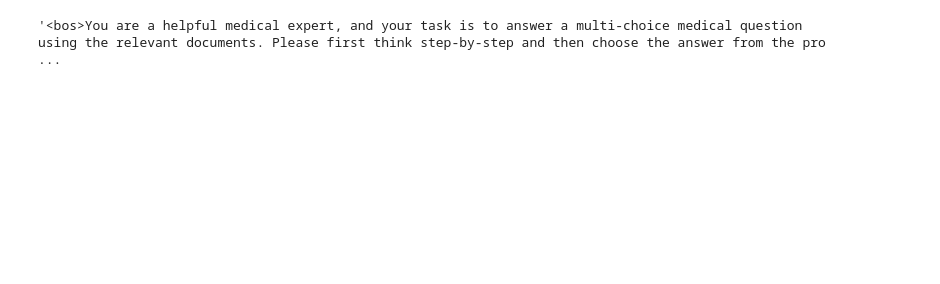
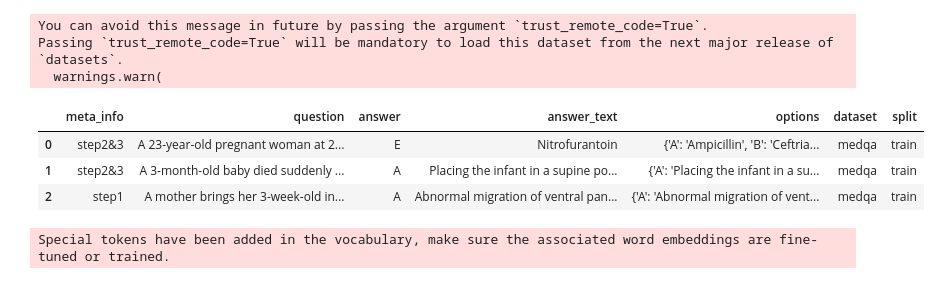
Before and after one commit to rjpower/medical-rag, a Jupyter notebook: evaluate.ipynb, the cells around one changed output. Cells and saved outputs as stored; diff of their text form; code cells hidden in the pictures; blank space fills up the shorter version.

Commit message:
Try out document evaluation for medrag.

```diff
--- a/evaluate.ipynb
+++ b/evaluate.ipynb
@@ -27,18 +0,0 @@ with open("benchmark.json", "r") as f:
-# %%
-rows = []
-
-for dataset, data in benchmark.items():
-  for k, v in data.items():
-    question = v['question']
-    options = v['options']
-    answer = v['answer']
-
-    rows.append({
-        'dataset': dataset,
-        'question': question,
-        'options': options,
-        'answer': answer
-    })
-
-benchmark_df = pd.DataFrame(rows)
-benchmark_df
@@ -88,4 +0,0 @@ D: Refuse to dictate the operative report
-# %%
-tokenizer.decode(output[0])
-# %% [output]
-'<bos>You are a helpful medical expert, and your task is to answer a multi-choice medical question using the relevant documents. Please first think step-by-step and then choose the answer from the pro ...
@@ -91,0 +20,39 @@ tokenizer.decode(output[0])
+# %%
+def load_medqa():
+  medqa = datasets.load_dataset("bigbio/med_qa")
+
+  splits = []
+  for split_name in medqa.keys():
+    split = medqa[split_name]
+    split = split.to_pandas()
+    split = split.rename(columns={"answer": "answer_text"})
+    split = split.rename(columns={"answer_idx": "answer"})
+
+    # replace {'key': 'A', 'value': 'xyz' } in the options column with {'a': 'xyz', ...}
+    def replace_keys_with_letters(options):
+        return {opt["key"]: opt["value"] for opt in options}
+
+    split["dataset"] = "medqa"
+    split["options"] = split["options"].apply(replace_keys_with_letters)
+    split["split"] = split_name
+    splits.append(split)
+
+  medqa = pd.concat(splits)
+  return medqa
+
+medqa = load_medqa()
+medqa.head(3)
+# %% [output]
+You can avoid this message in future by passing the argument `trust_remote_code=True`.
+Passing `trust_remote_code=True` will be mandatory to load this dataset from the next major release of `datasets`.
+  warnings.warn(
+|  | meta_info | question | answer | answer_text | options | dataset | split |
+| 0 | step2&3 | A 23-year-old pregnant woman at 2... | E | Nitrofurantoin | {'A': 'Ampicillin', 'B': 'Ceftria... | medqa | train |
+| 1 | step2&3 | A 3-month-old baby died suddenly ... | A | Placing the infant in a supine po... | {'A': 'Placing the infant in a su... | medqa | train |
+| 2 | step1 | A mother brings her 3-week-old in... | A | Abnormal migration of ventral pan... | {'A': 'Abnormal migration of vent... | medqa | train |
+# %%
+# Load Llama in bfloat16 precision
+model = transformers.AutoModelForCausalLM.from_pretrained("meta-llama/Meta-Llama-3-8B-Instruct", torch_dtype=torch.bfloat16).to("cuda")
+tokenizer = transformers.AutoTokenizer.from_pretrained("meta-llama/Meta-Llama-3-8B-Instruct", padding_side="left")
+# %% [output]
+Special tokens have been added in the vocabulary, make sure the associated word embeddings are fine-tuned or trained.
```
Also changed, not shown: parts of 21 cells of this notebook, 17 other files.
